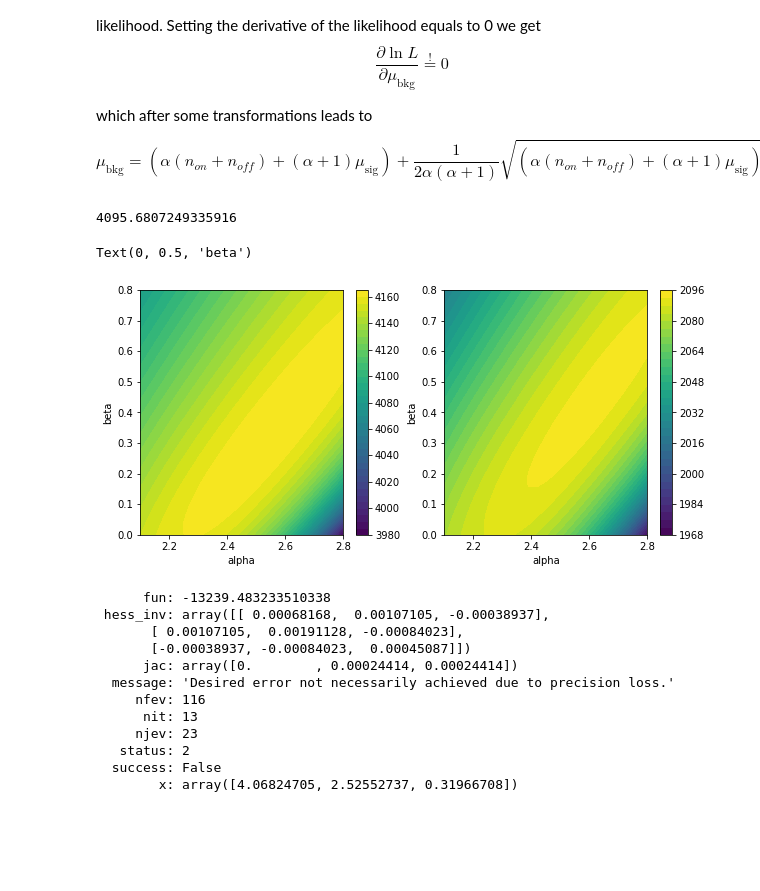
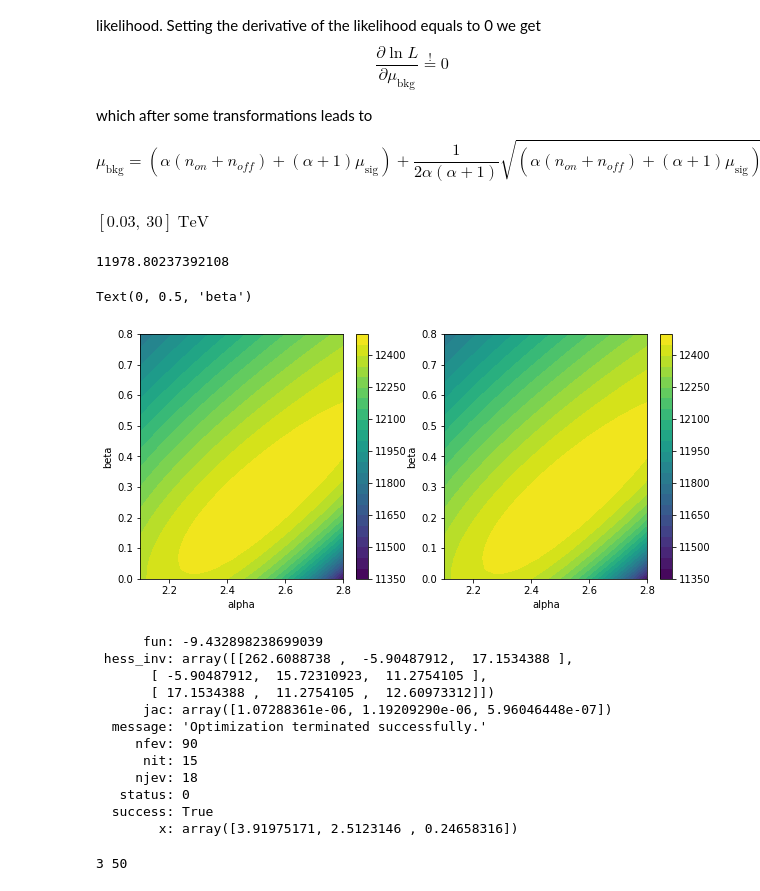
Before and after one commit to tudo-astroparticlephysics/ll_experiments, a Jupyter notebook: wstat.ipynb, the cells around one changed output. Drawn from its saved outputs; the diff is of its cells as text; code cells hidden in the pictures; blank space fills up the shorter version.

```diff
--- a/wstat.ipynb
+++ b/wstat.ipynb
@@ -88,14 +93,11 @@ def ln_prior(theta):
     See https://en.wikipedia.org/wiki/Jeffreys_prior
     '''
     mu_sig = theta
-    prior = np.ones_like(mu_sig)
-
-#     m = mu_sig > 0
-#     prior[m] = np.sqrt(1/(mu_sig[m]))
+    prior = np.zeros_like(mu_sig)
 
     m = mu_sig < 0
     prior[m] = -np.inf
-    return np.log(prior)
+    return prior
 
 
 
@@ -119,6 +121,10 @@ def apply_range(*arr, fit_range, bins):
 
 def model_probability(theta, observations, return_posterior=False, fit_range=None):
     amplitude, alpha, beta = theta
+
+    if (alpha < 0) or ( alpha > 5) or (beta > 5):
+        return -np.inf
+
     model = Log10Parabola(
         amplitude=amplitude * 1e-11 * u.Unit('cm-2 s-1 TeV-1'),
         reference=1 * u.Unit('TeV'),
@@ -146,12 +149,12 @@ fit_range = [0.08, 30] * u.TeV
-# %%
-# obs = obs_list[0]
-# obs.on_vector.energy.bins.to('TeV')
-# # obs.hi_threshold.to('TeV')
-# idx = np.searchsorted(obs.on_vector.energy.bins.to(u.TeV), fit_range.to(u.TeV) )
-# obs.on_vector.energy.bins[idx[0]: idx[1]].to('TeV')
-model_probability([4, 2, 0.5], obs_list, return_posterior=False, fit_range=None)
-# %% [output]
-4095.6807249335916
+# %%
+obs_list, fit_range = load_spectrum_observations('joint')
+fit_range
+# %% [output]
+$[0.03,~30] \; \mathrm{TeV}$
+# %%
+model_probability([4, 2, 0.5], obs_list, return_posterior=False, fit_range=None)
+# %% [output]
+11978.80237392108
 # %%
 N = 25
 betas = np.linspace(0, 0.8, N)
@@ -161,56 +164,56 @@ a, b = np.meshgrid(alphas, betas)
 zs = []
 zs_post = []
 for alpha, beta in tqdm(zip(a.ravel(), b.ravel())):
-    zs.append(model_probability([4, alpha, beta], obs_list))
+    zs.append(model_probability([4, alpha, beta], obs_list, fit_range=fit_range))
 #     print(model_probability([3.8, alpha, beta], obs_list, return_posterior=True))
-    zs_post.append(model_probability([4, alpha, beta], obs_list, return_posterior=False, fit_range=fit_range))
+    zs_post.append(model_probability([4, alpha, beta], obs_list, return_posterior=True, fit_range=fit_range))
 
 zs = np.array(zs)
 zs_post = np.array(zs_post)
 # %%
 fig, (ax1, ax2) = plt.subplots(1, 2, figsize=(10, 4.5))
 
-cf = ax1.contourf(a, b, zs.reshape(len(a), -1), levels=40)
+cf = ax1.contourf(a, b, zs.reshape(len(a), -1), levels=24)
 # ax1.colorbar()
 # plt.contour(a, b, zs.reshape(len(a), -1), levels=[0, 1, 2.3],  colors='red')
 ax1.set_xlabel('alpha')
 ax1.set_ylabel('beta')
 plt.colorbar(cf, ax=ax1)
 
-cf = ax2.contourf(a, b, zs_post.reshape(len(a), -1), levels=40 )
+cf = ax2.contourf(a, b, zs_post.reshape(len(a), -1), levels=24 )
 plt.colorbar(cf, ax=ax2)
 # ax2.colorbar()
 # plt.contour(a, b, zs.reshape(len(a), -1), levels=[0, 1, 2.3],  colors='red')
 ax2.set_xlabel('alpha')
 ax2.set_ylabel('beta')
 # %% [output]
 Text(0, 0.5, 'beta')
-[figure, old version]
+[figure, new version]
 # %%
-obs_list = load_spectrum_observations('joint')
-fit_range = [0.08, 30] * u.TeV
-
-result = minimize(lambda *x: -model_probability(*x), x0= [3.8, 2.6, 0.4], args=(obs_list, True, fit_range))
+result = minimize(lambda *x: -np.log(model_probability(*x)), x0= [3.8, 2.6, 0.4], args=(obs_list, True, fit_range))
 result
 # %% [output]
-      fun: -13239.483233510338
- hess_inv: array([[ 0.00068168,  0.00107105, -0.00038937],
-       [ 0.00107105,  0.00191128, -0.00084023],
-       [-0.00038937, -0.00084023,  0.00045087]])
-      jac: array([0.        , 0.00024414, 0.00024414])
-  message: 'Desired error not necessarily achieved due to precision loss.'
-     nfev: 116
-      nit: 13
-     njev: 23
-   status: 2
-  success: False
-        x: array([4.06824705, 2.52552737, 0.31966708])
+      fun: -9.432898238699039
+ hess_inv: array([[262.6088738 ,  -5.90487912,  17.1534388 ],
+       [ -5.90487912,  15.72310923,  11.2754105 ],
+       [ 17.1534388 ,  11.2754105 ,  12.60973312]])
+      jac: array([1.07288361e-06, 1.19209290e-06, 5.96046448e-07])
+  message: 'Optimization terminated successfully.'
+     nfev: 90
+      nit: 15
+     njev: 18
+   status: 0
+  success: True
+        x: array([3.91975171, 2.5123146 , 0.24658316])
 # %%
 ndim, nwalkers = 3, 50
-pos = np.array([result.x + 0.1 * np.random.randn(ndim) for i in range(nwalkers)])
-# print(pos)
-sampler = emcee.EnsembleSampler(nwalkers, ndim, model_probability, args=(obs_list, True), threads=2)
-sampler_output = sampler.run_mcmc(pos, 150, progress=True)
+print(ndim, nwalkers)
+pos = np.array([result.x + 0.01 * np.random.randn(ndim) for i in range(nwalkers)])
+with Pool(processes=20) as pool:
+    sampler = emcee.EnsembleSampler(nwalkers, ndim, model_probability, args=(obs_list, True, fit_range), pool=pool)
+    sampler_output = sampler.run_mcmc(pos, 1050, progress=True)
+# %% [output]
+3 50
 # %%
 fig, axes = plt.subplots(3, figsize=(10, 7), sharex=True)
 labels = ["amplitude", "alpha", "beta"]
```
Also changed, not shown: parts of 7 cells of this notebook, 31 other files.
